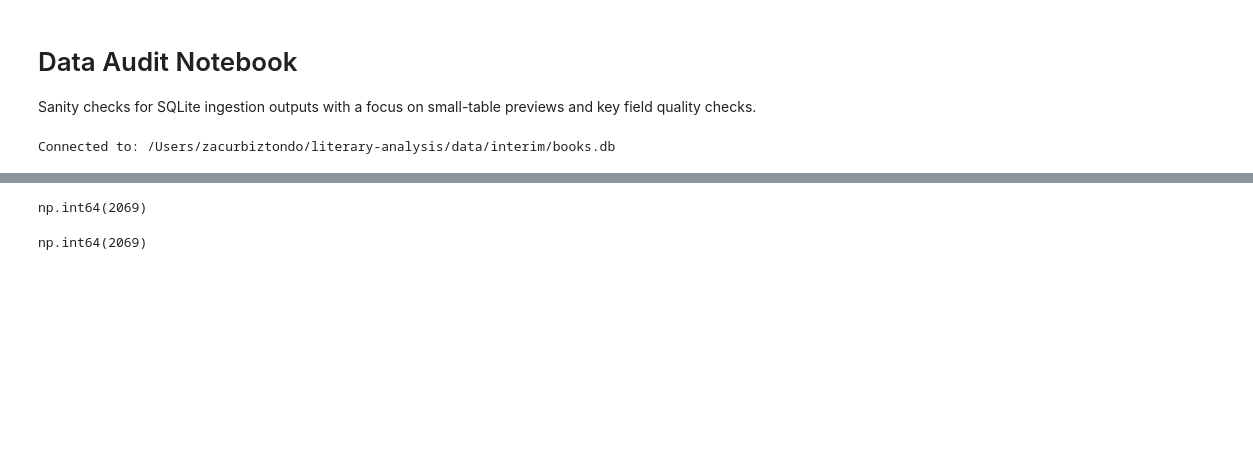
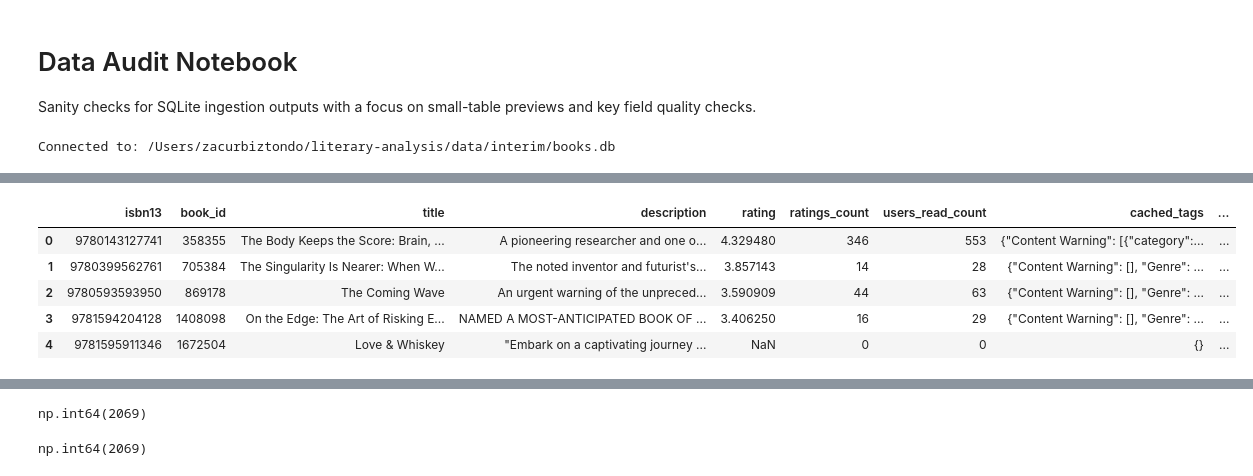
Before and after one commit to ZWUrbo/nyt-bestseller-analysis, a Jupyter notebook: notebooks/data_audit.ipynb, the cells around one changed output, grey strips where cells are left out. Cells and saved outputs as stored; diff of their text form; code cells hidden in the pictures; blank space fills up the shorter version.

```diff
--- a/notebooks/data_audit.ipynb
+++ b/notebooks/data_audit.ipynb
@@ -66,3 +129,27 @@ pd.read_sql_query(
+# %%
+pd.read_sql_query(
+    """
+    SELECT *
+    FROM hardcover_enrichment
+    WHERE isbn13 IN (
+        "9780143127741",
+        "9780593593950",
+        "9780399562761",
+        "9781595911346",
+        "9780399562761",
+        "9780399562761",
+        "9781594204128"
+    )
+    """,
+    conn
+)
+# %% [output]
+|  | isbn13 | book_id | title | description | rating | ratings_count | users_read_count | cached_tags | ... |
+| 0 | 9780143127741 | 358355 | The Body Keeps the Score: Brain, ... | A pioneering researcher and one o... | 4.329480 | 346 | 553 | {"Content Warning": [{"category":... | ... |
+| 1 | 9780399562761 | 705384 | The Singularity Is Nearer: When W... | The noted inventor and futurist's... | 3.857143 | 14 | 28 | {"Content Warning": [], "Genre": ... | ... |
+| 2 | 9780593593950 | 869178 | The Coming Wave | An urgent warning of the unpreced... | 3.590909 | 44 | 63 | {"Content Warning": [], "Genre": ... | ... |
+| 3 | 9781594204128 | 1408098 | On the Edge: The Art of Risking E... | NAMED A MOST-ANTICIPATED BOOK OF ... | 3.406250 | 16 | 29 | {"Content Warning": [], "Genre": ... | ... |
+| 4 | 9781595911346 | 1672504 | Love & Whiskey | "Embark on a captivating journey ... | NaN | 0 | 0 | {} | ... |
 # %%
 pd.read_sql_query(
     """
```
Also changed, not shown: parts of 9 cells of this notebook.
